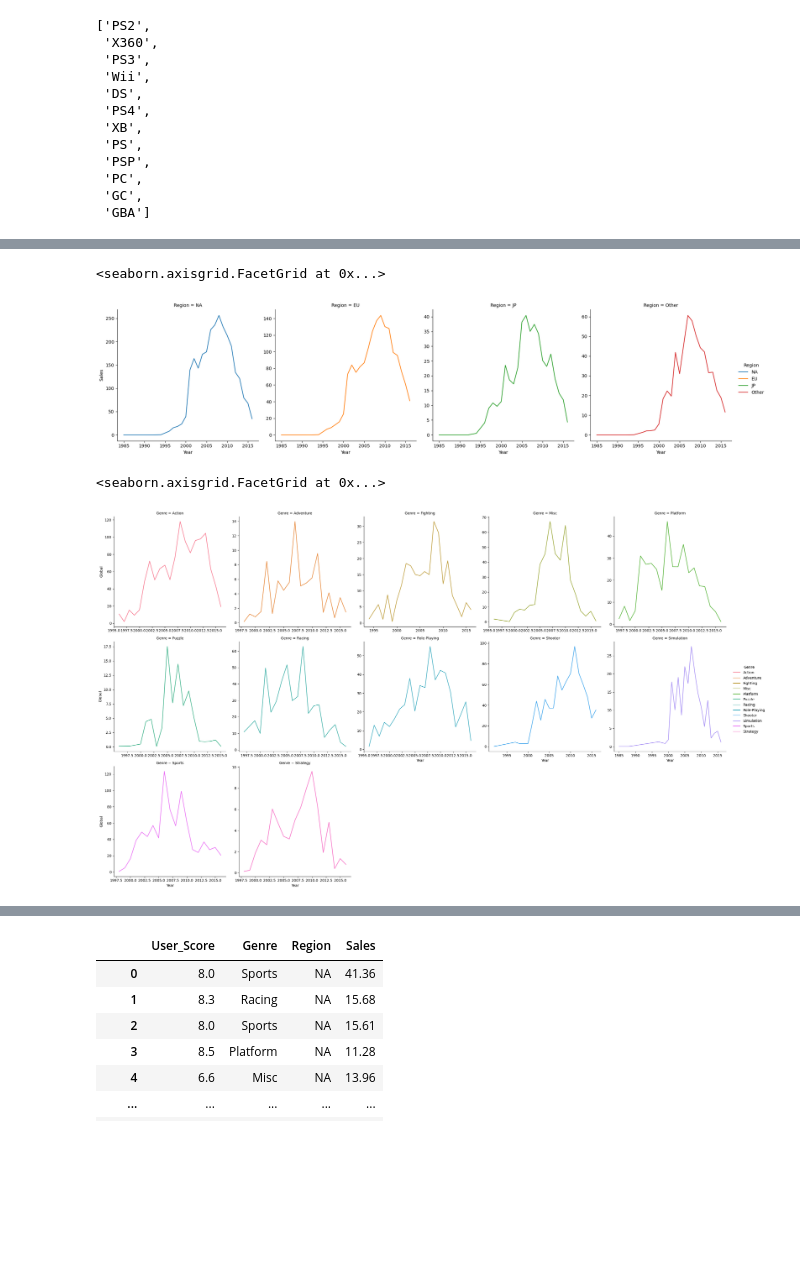
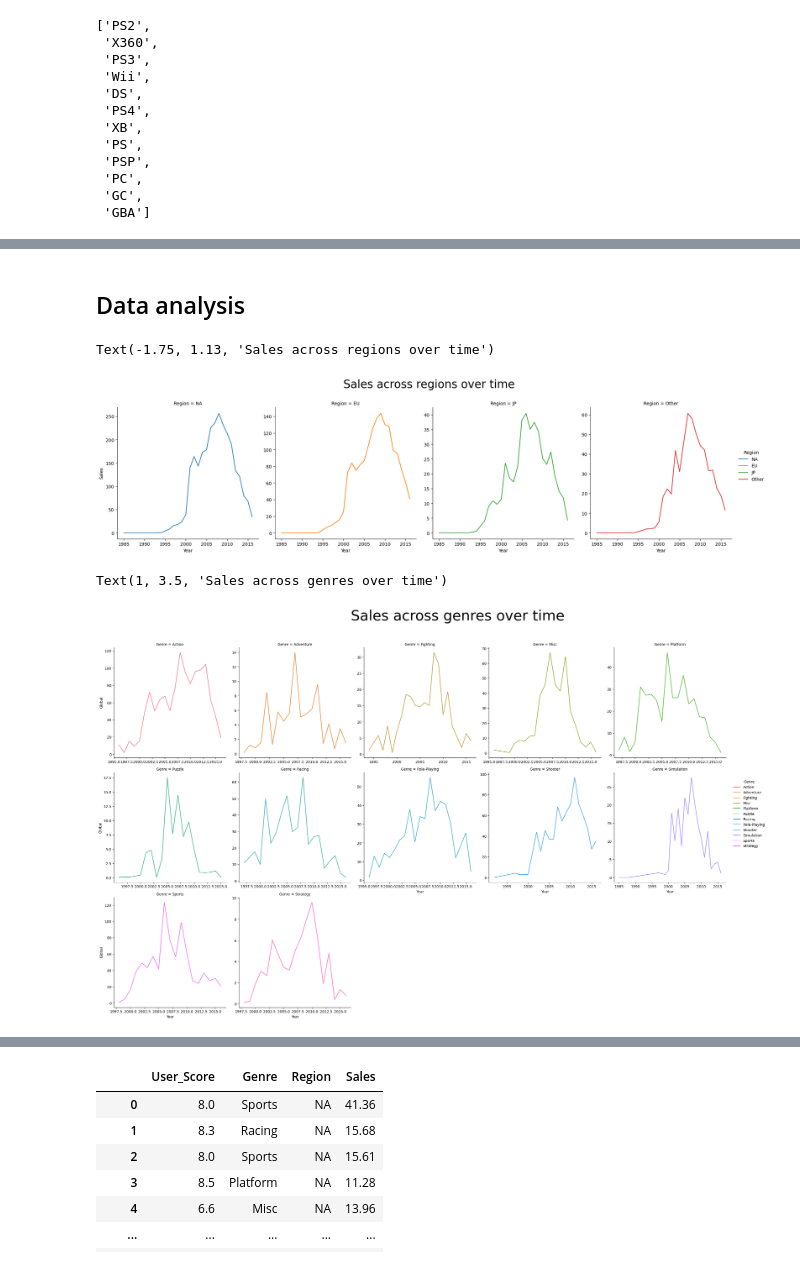
Before and after one commit to YanaStefanovich/EDA-Video-Game-Sales, a Jupyter notebook: Games.ipynb, the cells around one changed output, grey strips where cells are left out. Saved outputs shown, nothing was run; the diff lists cells and outputs as text; code cells hidden in the pictures; blank space fills up the shorter version.

```diff
--- a/Games.ipynb
+++ b/Games.ipynb
@@ -231,3 +180,5 @@ memory usage: 693.1+ KB
+# %% [markdown]
+## Data analysis
 # %%
 df_1= df.groupby(['Year'])[['NA', 'EU', 'JP', 'Other']].sum().reset_index()
 # %%
@@ -237,16 +188,18 @@ evolved_sales = evolved_sales.replace([np.inf, -np.inf], np.nan).dropna()
 # %%
 evolved_sales = evolved_sales[np.isfinite(evolved_sales['Year'])]
 sns.relplot(x = 'Year', y = 'Sales', data = evolved_sales, hue = 'Region', col = 'Region', kind='line',facet_kws={"sharey": False} )
+plt.title('Sales across regions over time', loc = 'Left', fontsize = 25 , x = -1.75, y = 1.13)
 # %% [output]
-<seaborn.axisgrid.FacetGrid at 0x...>
+Text(-1.75, 1.13, 'Sales across regions over time')
-[figure, old version]
+[figure, new version]
 # %%
 genre_sales = df.groupby(['Genre','Year'], observed=True)[['Global']].sum().reset_index()
 # %%
 sns.relplot(data=genre_sales,  x="Year", y = 'Global',hue = 'Genre', col = 'Genre',kind = 'line', col_wrap=5,facet_kws={"sharex": False, "sharey": False} )
+plt.title('Sales across genres over time', loc = 'Left', fontsize = 40 , x = 1, y = 3.5)
 # %% [output]
-<seaborn.axisgrid.FacetGrid at 0x...>
+Text(1, 3.5, 'Sales across genres over time')
-[figure, old version]
+[figure, new version]
 # %%
 p_1 = df.groupby(['Platform','Year'], observed=True)[['Global']].sum().reset_index()
 p_1['Platform'] = p_1['Platform'].astype(str).str.strip()
```
Also changed, not shown: parts of 19 cells of this notebook.
